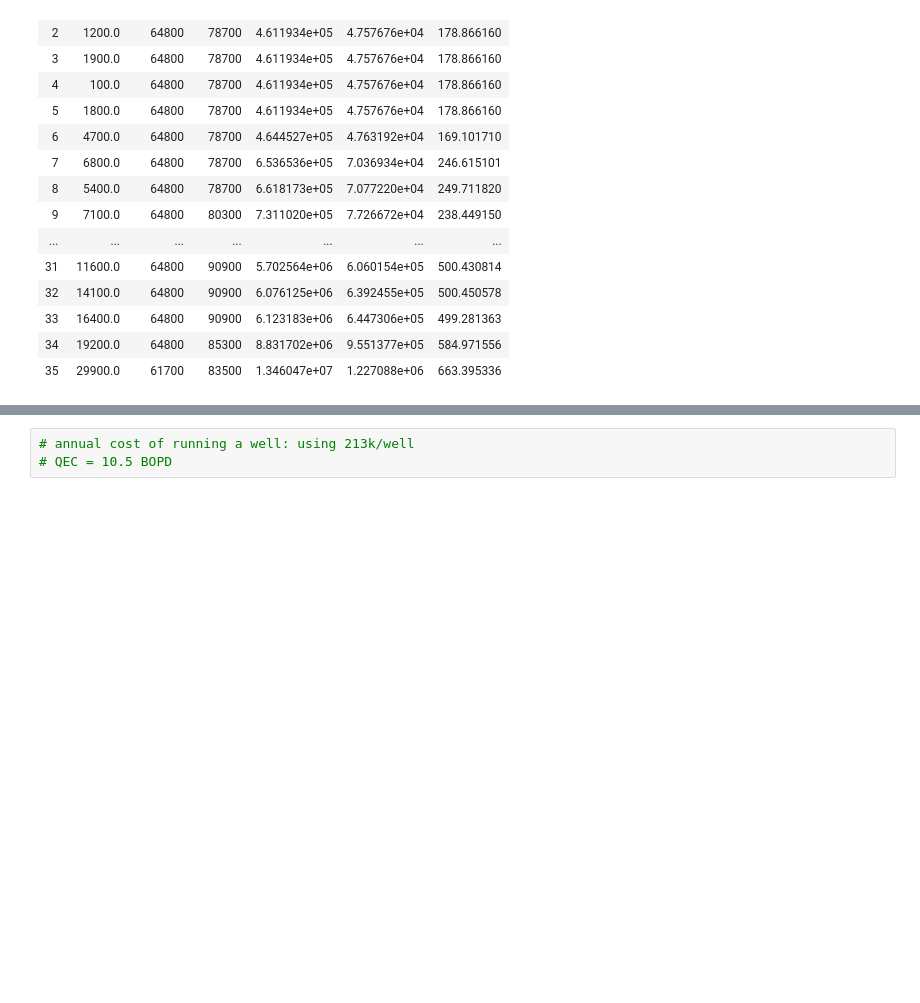
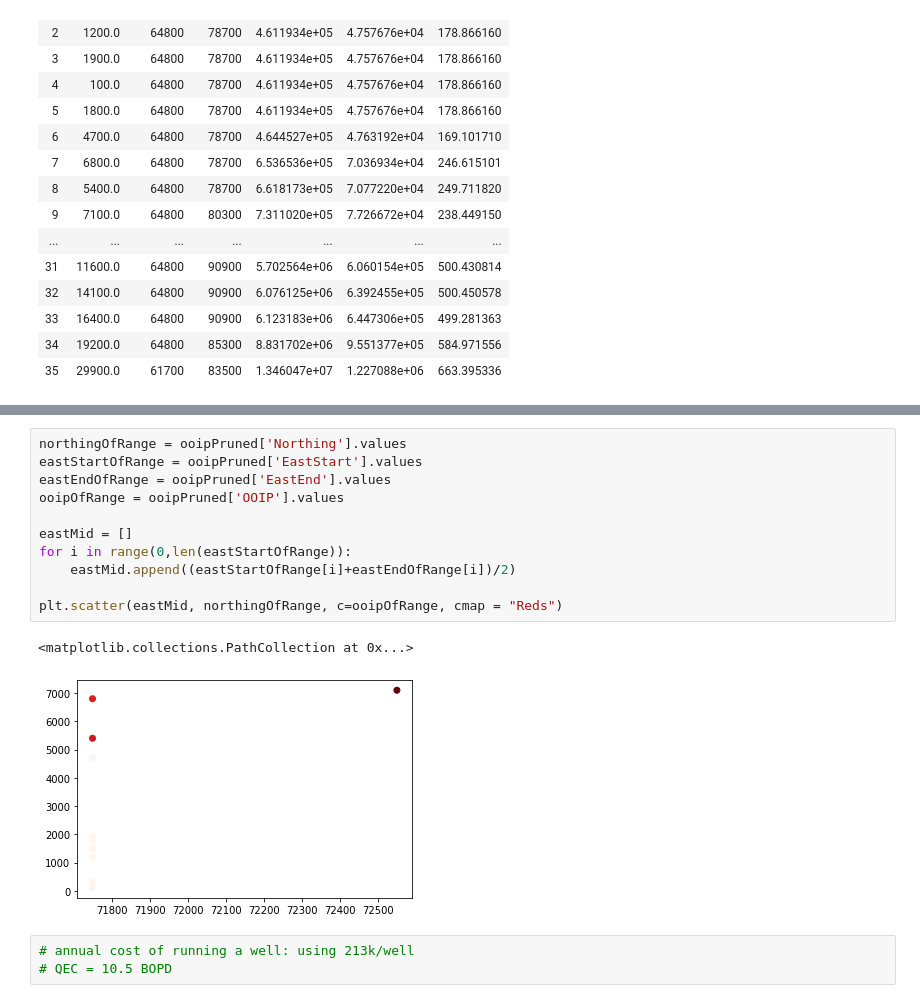
Before and after one commit to fang-helen/Final-Project-FRI, a Jupyter notebook: Final Project FRI.ipynb, the cells around one changed output, grey strips where cells are left out. Cells and saved outputs as stored; diff of their text form; blank space fills up the shorter version.

```diff
--- a/Final Project FRI.ipynb
+++ b/Final Project FRI.ipynb
@@ -1027,3 +1026,17 @@ ooipPruned
+# %%
+northingOfRange = ooipPruned['Northing'].values
+eastStartOfRange = ooipPruned['EastStart'].values
+eastEndOfRange = ooipPruned['EastEnd'].values
+ooipOfRange = ooipPruned['OOIP'].values
+
+eastMid = []
+for i in range(0,len(eastStartOfRange)):
+    eastMid.append((eastStartOfRange[i]+eastEndOfRange[i])/2)
+
+plt.scatter(eastMid, northingOfRange, c=ooipOfRange, cmap = "Reds")
+# %% [output]
+<matplotlib.collections.PathCollection at 0x...>
+[figure, added]
 # %%
 # annual cost of running a well: using 213k/well
 # QEC = 10.5 BOPD
```
Also changed, not shown: parts of 3 cells of this notebook.
